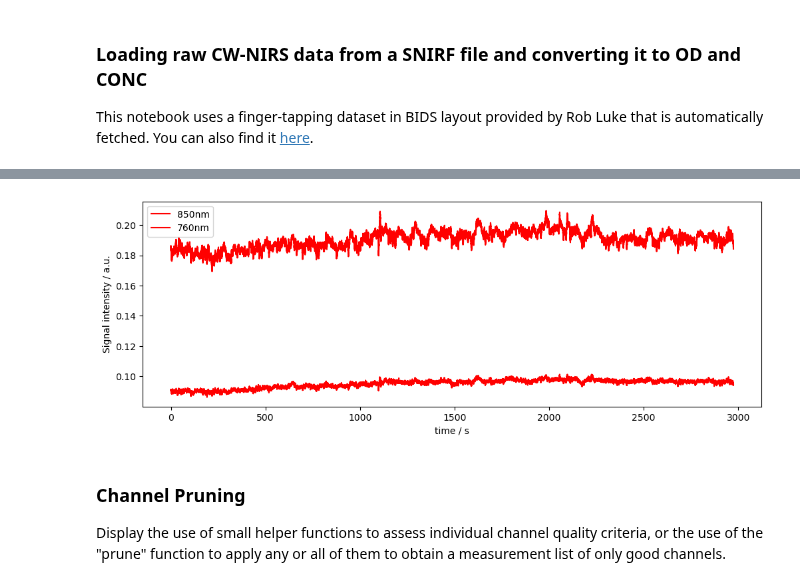
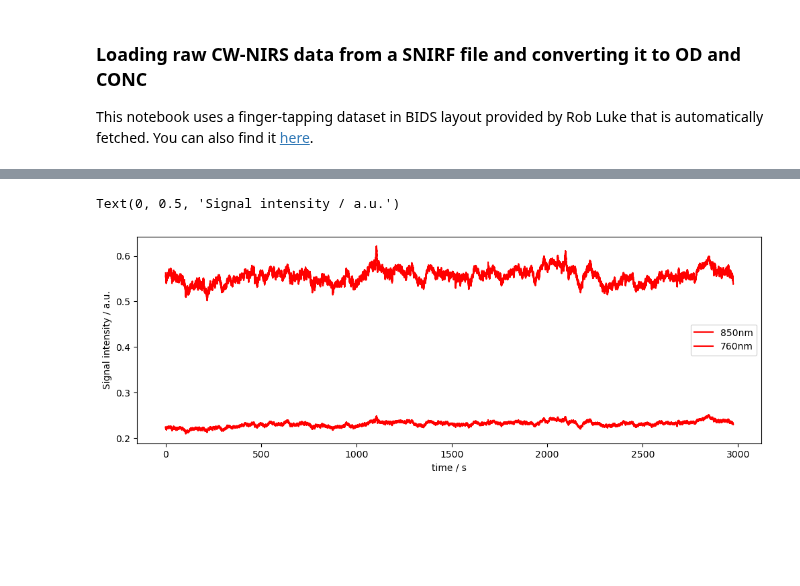
Before and after one commit to ibs-lab/cedalion, a Jupyter notebook: examples/pruning_and_motion_artifacts.ipynb, the cells around one changed output, grey strips where cells are left out. Drawn from its saved outputs; the diff is of its cells as text; code cells hidden in the pictures; blank space fills up the shorter version.

```diff
--- a/examples/pruning_and_motion_artifacts.ipynb
+++ b/examples/pruning_and_motion_artifacts.ipynb
@@ -36,8 +40,8 @@ data = xr.Dataset(
 
 # Plot some data for visual validation
 f,ax = p.subplots(1,1, figsize=(12,4))
-ax.plot( data.amp.time, data.amp.sel(channel="S1D1", wavelength="850"), "r-", label="850nm")
-ax.plot( data.amp.time, data.amp.sel(channel="S1D1", wavelength="760"), "r-", label="760nm")
+ax.plot( data.amp.time, data.amp.sel(channel="S3D3", wavelength="850"), "r-", label="850nm")
+ax.plot( data.amp.time, data.amp.sel(channel="S3D3", wavelength="760"), "r-", label="760nm")
 p.legend()
 ax.set_xlabel("time / s")
 ax.set_ylabel("Signal intensity / a.u.")
@@ -62,4 +49,2 @@ ax.set_ylabel("Signal intensity / a.u.")
+Text(0, 0.5, 'Signal intensity / a.u.')
-[figure, old version]
+[figure, new version]
-# %% [markdown]
-### Channel Pruning
-Display the use of small helper functions to assess individual channel quality criteria, or the use of the "prune" function to apply any or all of them to obtain a measurement list of only good channels.
```
Also changed, not shown: parts of 15 cells of this notebook, 3 other files.
